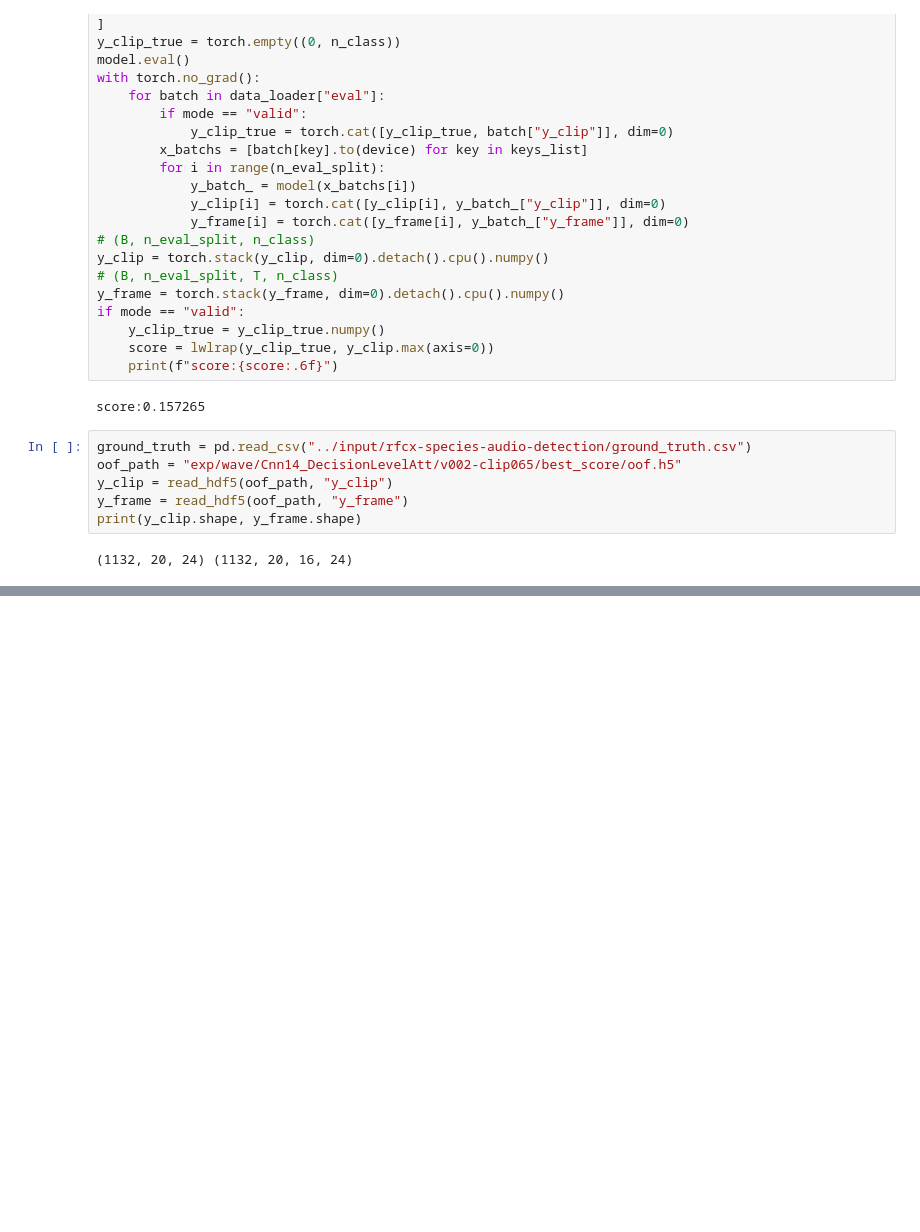
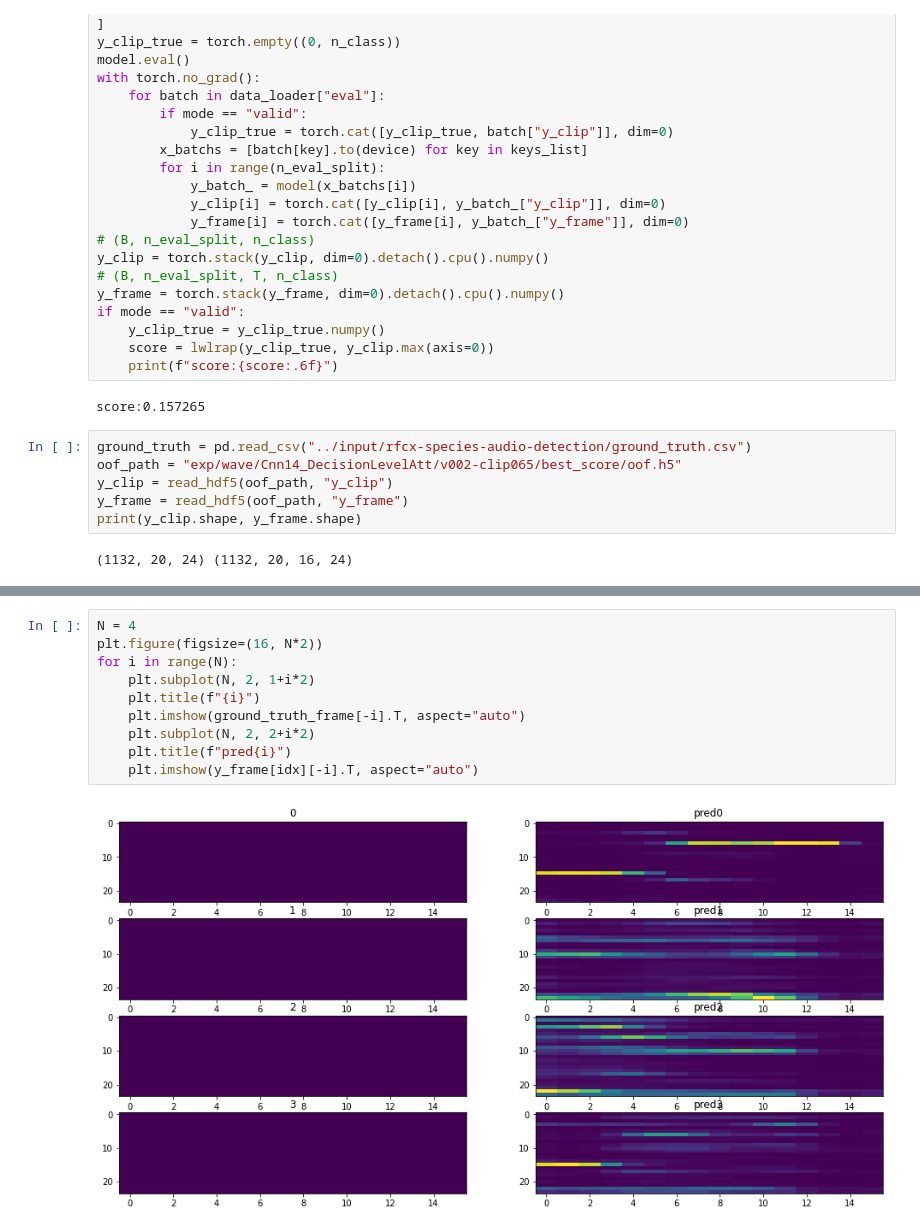
Before and after one commit to ibkuroyagi/Rainforest-Connection-Species-Audio-Detection, a Jupyter notebook: working/EDA.ipynb, the cells around one changed output, grey strips where cells are left out. Drawn from its saved outputs; the diff is of its cells as text; blank space fills up the shorter version.

```diff
--- a/working/EDA.ipynb
+++ b/working/EDA.ipynb
@@ -378,0 +385,12 @@ plt.imshow(concat_ground_truth.T, aspect="auto")
+# %%
+N = 4
+plt.figure(figsize=(16, N*2))
+for i in range(N):
+    plt.subplot(N, 2, 1+i*2)
+    plt.title(f"{i}")
+    plt.imshow(ground_truth_frame[-i].T, aspect="auto")
+    plt.subplot(N, 2, 2+i*2)
+    plt.title(f"pred{i}")
+    plt.imshow(y_frame[idx][-i].T, aspect="auto")
+# %% [output]
+[figure, added]
```
Also changed, not shown: parts of 3 cells of this notebook, 6 other files.
